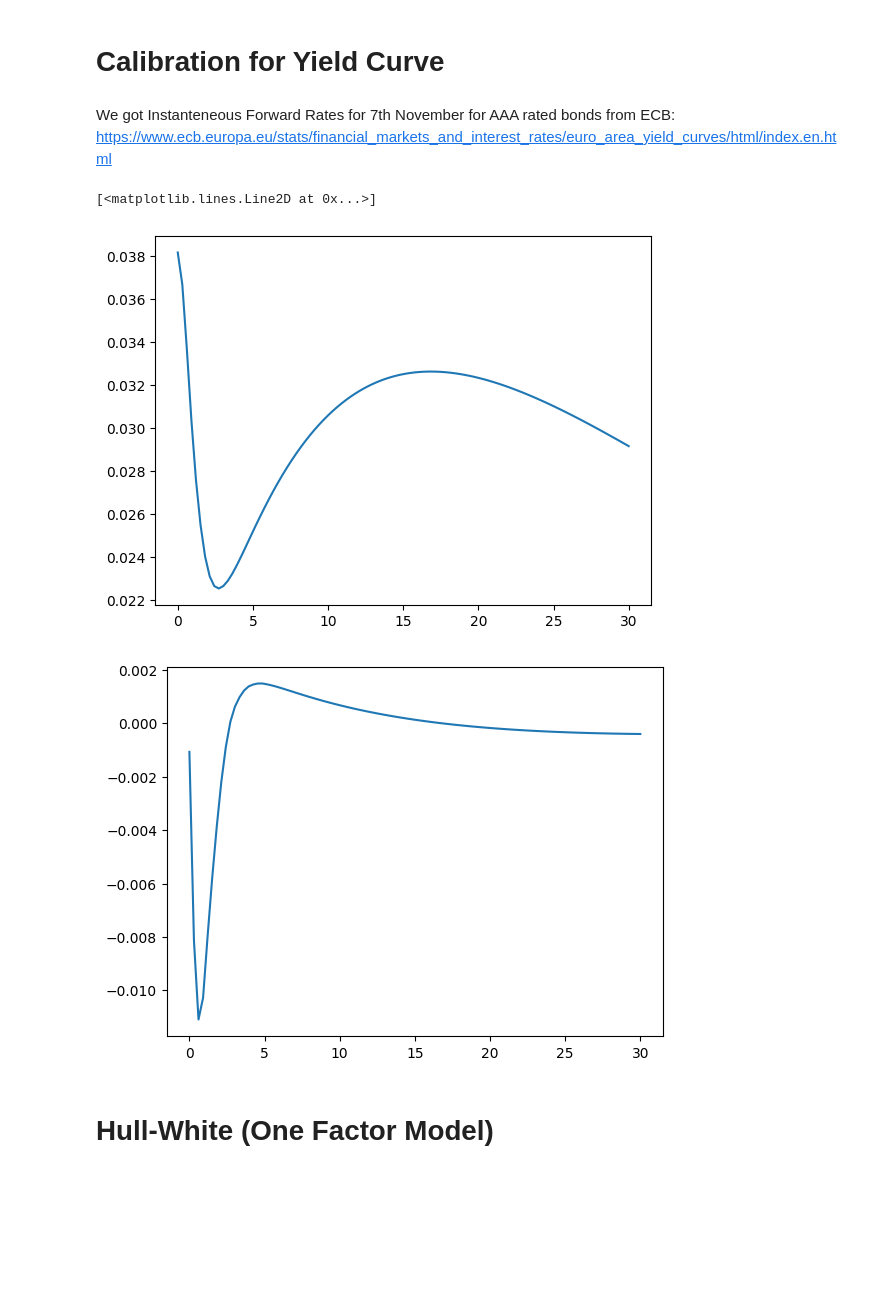
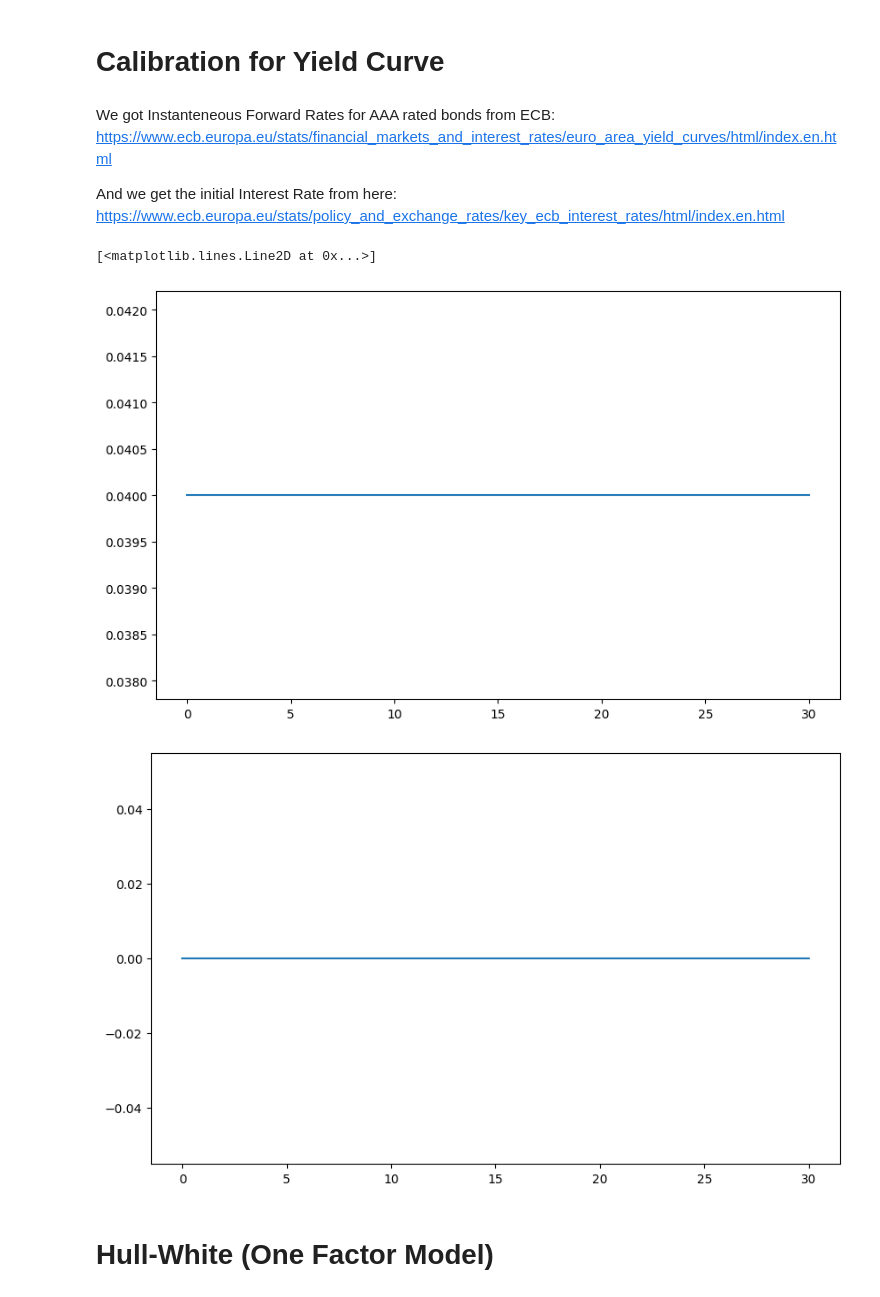
Before and after one commit to pmchrist/Pricing-Interest-Rate-Swaptions, a Jupyter notebook: Implementation.ipynb, the cells around one changed output. Cells and saved outputs as stored; diff of their text form; code cells hidden in the pictures; blank space fills up the shorter version.

```diff
--- a/Implementation.ipynb
+++ b/Implementation.ipynb
@@ -1,17 +1,23 @@
 # %% [markdown]
 # Calibration for Yield Curve
 # %% [markdown]
-We got Instanteneous Forward Rates for 7th November for AAA rated bonds from ECB:
+We got Instanteneous Forward Rates for AAA rated bonds from ECB:
 https://www.ecb.europa.eu/stats/financial_markets_and_interest_rates/euro_area_yield_curves/html/index.en.html
+
+And we get the initial Interest Rate from here:
+https://www.ecb.europa.eu/stats/policy_and_exchange_rates/key_ecb_interest_rates/html/index.en.html
 # %%
 import matplotlib.pyplot as plt
 import numpy as np
 from scipy.interpolate import CubicSpline
+import scipy.stats as stats
 
-# Yields Data from ECB
-current_yields = [
+# Interest Rates
+r0 = .04
+# ECB Market Yield Curve on 7th November 2023 (Humped)
+market_yields = [
     (0.25, .03708004),
-    (0.5, .03480834),
+    (0.50, .03480834),
     (0.75, .03205257),
     (1.0, .02944257),
     (2.0, .02342641),
@@ -35,39 +41,69 @@ current_yields = [
     (20.0, .03234093),
     (21.0, .03214597),
     (22.0, .03191205),
     (23.0, .03164432),
     (24.0, .03134746),
     (25.0, .03102571),
     (26.0, .03068293),
     (27.0, .03032262),
     (28.0, .02994794),
     (29.0, .02956175),
     (30.0, .02916661),
 ]
+# Flat Yield Curve
+flat_yields = [
+    (0.5, .04),
+    (2.0, .04),
+    (5.0, .04),
+    (10.0, .04),
+]
+# Normal(Upward) Yield Curve
+upward_yields = [
+    (0.25, .041),
+    (1.0, .042),
+    (2.0, .043),
+    (4.0, .044),
+    (8.0, .0452),
+    (12.0, .046),
+    (24.0, .047),
+    (30.0, .0471),
+]
+# Inverted Yield Curve
+downward_yield = [
+    (0.25, .039),
+    (1.0, .038),
+    (2.0, .037),
+    (4.0, .036),
+    (8.0, .0348),
+    (12.0, .034),
+    (24.0, .033),
+    (30.0, .0329),
+]
 
 # Extract durations and yields
-durations = [item[0] for item in current_yields]
-yields = [item[1] for item in current_yields]
+yield_curve = downward_yield
+durations = [item[0] for item in flat_yields]
+yields = [item[1] for item in flat_yields]
 
 # Fit cubic spline
 yield_curve = CubicSpline(durations, yields)
 
 # Visualize the Fitted Curve
 maturities = np.linspace(0.0, 30, 100)    # Generate 100 points (maturity time points) between 0.0 and 30.0
 fitted_yields = yield_curve(maturities)   # Get the corresponding yields to maturity
-plt.figure(1)
+plt.figure(1, figsize=(10,6))
 plt.plot(maturities, fitted_yields)
 
 # Visualize the Fitted Curve dt
 maturities = np.linspace(0.0, 30, 100)    # Generate 100 points (maturity time points) between 0.0 and 30.0
 fitted_yields_dt = yield_curve.derivative(nu=1)(maturities)   # Get the corresponding yields to maturity
-plt.figure(2)
+plt.figure(2, figsize=(10,6))
 plt.plot(maturities, fitted_yields_dt)
 # To Be continued
 # %% [output]
 [<matplotlib.lines.Line2D at 0x...>]
-[figure, old version]
+[figure, new version]
-[figure, old version]
+[figure, new version]
 # %% [markdown]
 # Hull-White (One Factor Model)
 # %% [markdown]
```
Also changed, not shown: parts of 8 cells of this notebook, 1 other file.
